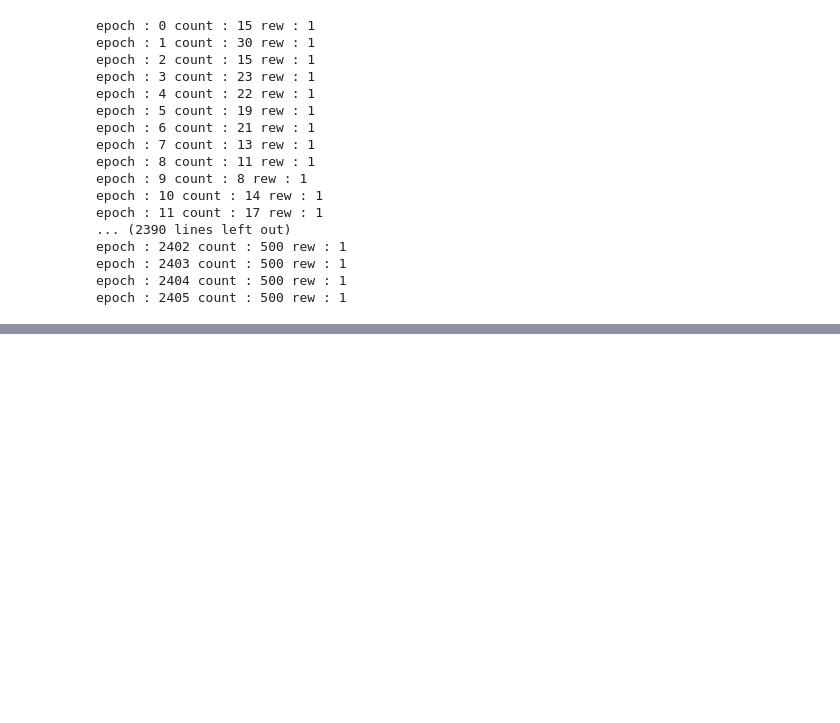
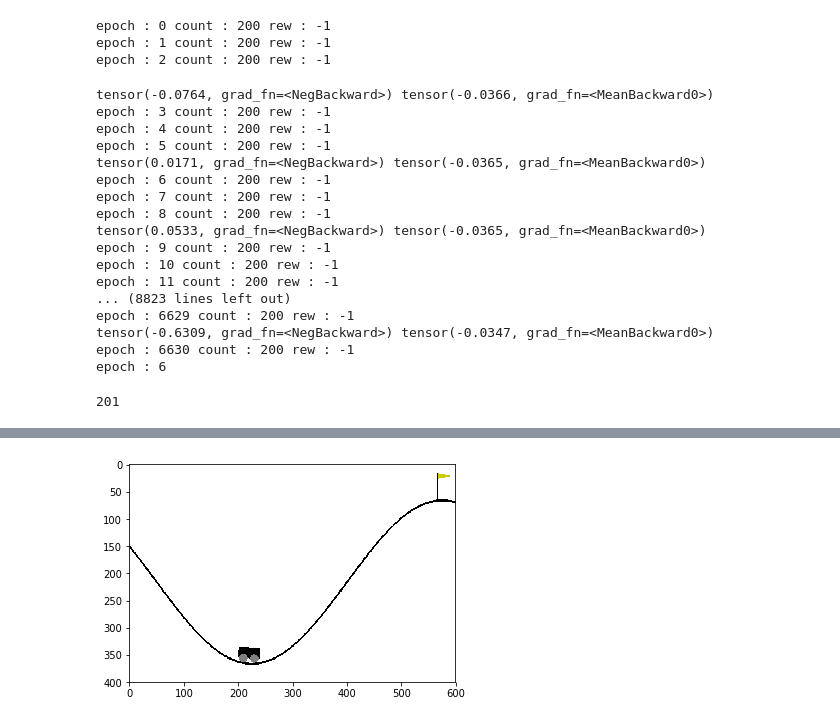
Before and after one commit to henry-bokyum-kim/NNStudy, a Jupyter notebook: [RL][PG][REINFORCE][BK]reinforce_basic.ipynb, the cells around one changed output, grey strips where cells are left out. Drawn from its saved outputs; the diff is of its cells as text; code cells hidden in the pictures; blank space fills up the shorter version.

Commit message:
REINFORCE end. This cannot solve mountain

```diff
--- a/[RL][PG][REINFORCE][BK]reinforce_basic.ipynb
+++ b/[RL][PG][REINFORCE][BK]reinforce_basic.ipynb
@@ -16,19 +16,18 @@ class PGN(nn.Module):
         self.net = nn.Sequential(
             nn.Linear(in_size, hidden),
             nn.ReLU(),
-            nn.Linear(hidden, int(hidden/2)),
-            nn.ReLU(),
-            nn.Linear(int(hidden/2), out_size)
+            nn.Linear(hidden, out_size)
         )
     def forward(self, x):
         return self.net(x)
 
-EPOCH = 4000
+EPOCH = 10000
 LR=0.0005
 GAMMA = 0.99
 BATCH_EP = 3
-ENTROPY_WEIGHT = 1
-GAME = "CartPole-v1"
+ENTROPY_WEIGHT = 0.1
+VIDEO_PRINT = 20
+GAME = "MountainCar-v0"
 
 env = gym.make(GAME)
 net = PGN(env.observation_space.shape[0], env.action_space.n, 128)
@@ -49,6 +48,8 @@ if __name__ == "__main__":
     total_step = 0
     for epoch in range(EPOCH):
         obs = env.reset()
+        if epoch%VIDEO_PRINT == 0:
+            env.render()
         if GAME == "FrozenLake-v0":
             obs = get_onehot(obs, env.observation_space.n)
         cur_rew = []
@@ -59,6 +60,8 @@ if __name__ == "__main__":
                 act = np.random.choice(env.action_space.n, p=F.softmax(out).numpy())
 
             next_obs, rew, done, _ = env.step(act)
+            if epoch%VIDEO_PRINT == 0:
+                env.render()
             count+=1
             total_step+=1
 
@@ -112,7 +115,7 @@ if __name__ == "__main__":
             prob = F.softmax(logit).gather(1, acts)
             entropy = -prob * log_prob
             entropy_loss = (-ENTROPY_WEIGHT * entropy).mean()
-
+            print(value_loss, entropy_loss)
 
             loss = value_loss + entropy_loss
             loss.backward()
@@ -122,21 +125,45 @@ if __name__ == "__main__":
             batch_obs = []
             batch_act = []
             batch_qval = []
+    env.close()
 # %% [output]
-epoch : 0 count : 15 rew : 1
-epoch : 1 count : 30 rew : 1
-epoch : 2 count : 15 rew : 1
-epoch : 3 count : 23 rew : 1
-epoch : 4 count : 22 rew : 1
-epoch : 5 count : 19 rew : 1
-epoch : 6 count : 21 rew : 1
-epoch : 7 count : 13 rew : 1
-epoch : 8 count : 11 rew : 1
-epoch : 9 count : 8 rew : 1
-epoch : 10 count : 14 rew : 1
-epoch : 11 count : 17 rew : 1
-... (2390 lines left out)
-epoch : 2402 count : 500 rew : 1
-epoch : 2403 count : 500 rew : 1
-epoch : 2404 count : 500 rew : 1
-epoch : 2405 count : 500 rew : 1
+epoch : 0 count : 200 rew : -1
+epoch : 1 count : 200 rew : -1
+epoch : 2 count : 200 rew : -1
+tensor(-0.0764, grad_fn=<NegBackward>) tensor(-0.0366, grad_fn=<MeanBackward0>)
+epoch : 3 count : 200 rew : -1
+epoch : 4 count : 200 rew : -1
+epoch : 5 count : 200 rew : -1
+tensor(0.0171, grad_fn=<NegBackward>) tensor(-0.0365, grad_fn=<MeanBackward0>)
+epoch : 6 count : 200 rew : -1
+epoch : 7 count : 200 rew : -1
+epoch : 8 count : 200 rew : -1
+tensor(0.0533, grad_fn=<NegBackward>) tensor(-0.0365, grad_fn=<MeanBackward0>)
+epoch : 9 count : 200 rew : -1
+epoch : 10 count : 200 rew : -1
+epoch : 11 count : 200 rew : -1
+... (8823 lines left out)
+epoch : 6629 count : 200 rew : -1
+tensor(-0.6309, grad_fn=<NegBackward>) tensor(-0.0347, grad_fn=<MeanBackward0>)
+epoch : 6630 count : 200 rew : -1
+epoch : 6
+# %%
+frame = []
+obs = env.reset()
+frame.append(env.render(mode="rgb_array"))
+
+while True:
+    with torch.no_grad():
+        out = net(torch.FloatTensor(obs))
+        act = np.random.choice(env.action_space.n, p=F.softmax(out).numpy())
+
+    next_obs, _, done, _ = env.step(act)
+    frame.append(env.render(mode="rgb_array"))
+    obs = next_obs
+
+    if done:
+        break
+env.close()
+len(frame)
+# %% [output]
+201
@@ -142,0 +172,3 @@ epoch : 2405 count : 500 rew : 1
+# %%
+frame_player.display_frames_as_gif(frame, 60)
+# %% [output]
@@ -142,0 +176 @@ epoch : 2405 count : 500 rew : 1
+[figure, added]
```
Also changed, not shown: parts of 2 cells of this notebook, 1 other file.
